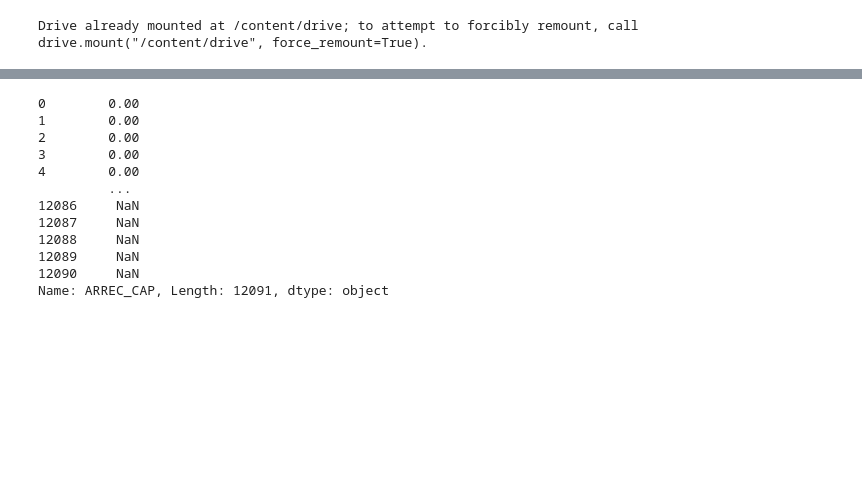
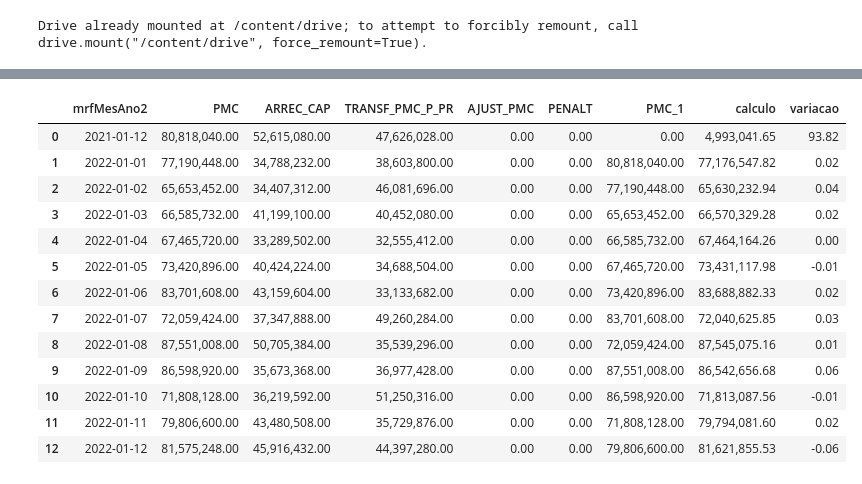
Before and after one commit to Ricardobigdata/PrimerRepor, a Jupyter notebook: Cópia_de_auditoria_cap.ipynb, the cells around one changed output, grey strips where cells are left out. Cells and saved outputs as stored; diff of their text form; code cells hidden in the pictures; blank space fills up the shorter version.

```diff
--- a/Cópia_de_auditoria_cap.ipynb
+++ b/Cópia_de_auditoria_cap.ipynb
@@ -31,6 +69,6 @@ provisao["mrfMesAno2"] = pd.to_datetime(provisao['mrfMesAno'])
 # %%
-resumo_mov = movimentos.groupby(['plnCodigo','mrfMesAno2','cmpID'])['movimento'].sum().apply(lambda x:"{:,.2f}".format(x))
-resumo_prov = provisao.groupby(['plnCodigo','mrfMesAno2','cmpID'])['provisao'].sum().apply(lambda x:"{:,.2f}".format(x))
+resumo_mov = movimentos.groupby(['plnCodigo','mrfMesAno2','cmpID'])['movimento'].sum()
+resumo_prov = provisao.groupby(['plnCodigo','mrfMesAno2','cmpID'])['provisao'].sum()
 resumo_mov = pd.DataFrame(resumo_mov).reset_index()
 resumo_prov = pd.DataFrame(resumo_prov).reset_index()
 # %%
@@ -108,12 +148,20 @@ AJUST_PSP_OUTROS = AJUST_PSP_OUTROS.rename(columns={'movimento': 'AJUST_PSP_OUTR
 # %%
-# Construção da validação da PMC
+
 
 ARREC = PMC.merge(ARREC_CAP[['ARREC_CAP','plnCodigo','mrfMesAno2']], how='left', on=["plnCodigo","mrfMesAno2"])
 TRANS = ARREC.merge(TRANSF_PMC_P_PR[['TRANSF_PMC_P_PR','plnCodigo','mrfMesAno2']], how='left', on=["plnCodigo","mrfMesAno2"])
 ajust = TRANS.merge(AJUST_PMC[['AJUST_PMC','plnCodigo','mrfMesAno2']], how='left', on=["plnCodigo","mrfMesAno2"])
 MOV_PMC = ajust.merge(PENALT[['PENALT','plnCodigo','mrfMesAno2']], how='left', on=["plnCodigo","mrfMesAno2"])
+MOV_PMC = pd.DataFrame(MOV_PMC).reset_index()
+MOV_PMC.fillna(0, inplace = False)
 # %%
+MOV_PMC['plnCodigo1'] = MOV_PMC["plnCodigo"].shift(1)
+MOV_PMC.fillna(0)
+MOV_PMC['plnCodigo2'] = MOV_PMC['plnCodigo1'].astype('Int64')
+MOV_PMC.fillna(0).all()
 MOV_PMC['mrfMesAno_1'] = MOV_PMC["PMC"].shift(1)
-MOV_PMC.loc[MOV_PMC['mrfMesAno2'] == '2021-01-12', 'PMC_1'] = 0
+
 MOV_PMC.loc[MOV_PMC['mrfMesAno2'] != '2021-01-12', 'PMC_1'] = MOV_PMC['mrfMesAno_1']
+MOV_PMC.loc[MOV_PMC['plnCodigo2'] != MOV_PMC['plnCodigo'], 'PMC_1'] = 0
+MOV_PMC.loc[MOV_PMC['mrfMesAno2'] == '2021-01-12' , 'PMC_1'] = 0
 # %%
@@ -133,6 +181,7 @@ MOV_PMC['AJUST_PMC'] = pd.to_numeric(MOV_PMC['AJUST_PMC'], downcast='float', err
 MOV_PMC['PENALT'] = pd.to_numeric(MOV_PMC['PENALT'], downcast='float', errors='coerce')
 MOV_PMC['PMC_1'] = pd.to_numeric(MOV_PMC['PMC_1'], downcast='float', errors='coerce')
 MOV_PMC['PMC'] = pd.to_numeric(MOV_PMC['PMC'], downcast='float', errors='coerce')
+pd.to_datetime(MOV_PMC['mrfMesAno'])
 
 
 
@@ -143,4 +192,22 @@ MOV_PMC['calculo']  = (MOV_PMC['PMC_1']*fator1) + ((MOV_PMC['ARREC_CAP'] - MOV_P
 
 MOV_PMC['controle'] = (MOV_PMC.PMC+MOV_PMC.ARREC_CAP+MOV_PMC.TRANSF_PMC_P_PR+MOV_PMC.AJUST_PMC+MOV_PMC.PENALT+MOV_PMC.PMC_1)
 
-MOV_PMC.query('mrfMesAno2 !=  "2021-01-12" & controle > 0 ')
+MOV_PMC['variacao'] = ((MOV_PMC.PMC-MOV_PMC.calculo)/MOV_PMC.PMC)*100
+
+MOV_PMC_final = MOV_PMC[['plnCodigo','mrfMesAno','mrfMesAno2','PMC','ARREC_CAP','TRANSF_PMC_P_PR','AJUST_PMC','PENALT','PMC_1','calculo','variacao','controle']]
+
+final = MOV_PMC_final[['mrfMesAno2','PMC','ARREC_CAP','TRANSF_PMC_P_PR','AJUST_PMC','PENALT','PMC_1','calculo']]
+final.fillna(0)
+final2 = final.groupby(by=["mrfMesAno2"]).sum().reset_index()
+final2['calculo']  = (final2['PMC_1']*fator1) + ((final2['ARREC_CAP'] - final2['TRANSF_PMC_P_PR']  - final2['AJUST_PMC'] - final2['PENALT'])*fator2)
+final2['variacao'] = ((final2['PMC']-final2['calculo'])/final2['PMC'])*100
+def formatar(valor):
+    return "{:,.2f}".format(valor)
+final2['calculo'] = final2['calculo'].apply(formatar)
+final2['PMC_1'] = final2['PMC_1'].apply(formatar)
+final2['ARREC_CAP'] = final2['ARREC_CAP'].apply(formatar)
+final2['TRANSF_PMC_P_PR'] = final2['TRANSF_PMC_P_PR'].apply(formatar)
+final2['AJUST_PMC'] = final2['AJUST_PMC'].apply(formatar)
+final2['PENALT'] = final2['PENALT'].apply(formatar)
+final2['PMC'] = final2['PMC'].apply(formatar)
+final2['variacao'] = final2['variacao'].apply(formatar)
@@ -204,16 +214,17 @@ MOV_PMC
-# %%
-
-pd.to_numeric(MOV_PMC['ARREC_CAP'], errors='ignore')
-# %% [output]
-0        0.00
-1        0.00
-2        0.00
-3        0.00
-4        0.00
-         ...
-12086     NaN
-12087     NaN
-12088     NaN
-12089     NaN
-12090     NaN
-Name: ARREC_CAP, Length: 12091, dtype: object
+# %%
+final2.head(15)
+# %% [output]
+|  | mrfMesAno2 | PMC | ARREC_CAP | TRANSF_PMC_P_PR | AJUST_PMC | PENALT | PMC_1 | calculo | variacao |
+| 0 | 2021-01-12 | 80,818,040.00 | 52,615,080.00 | 47,626,028.00 | 0.00 | 0.00 | 0.00 | 4,993,041.65 | 93.82 |
+| 1 | 2022-01-01 | 77,190,448.00 | 34,788,232.00 | 38,603,800.00 | 0.00 | 0.00 | 80,818,040.00 | 77,176,547.82 | 0.02 |
+| 2 | 2022-01-02 | 65,653,452.00 | 34,407,312.00 | 46,081,696.00 | 0.00 | 0.00 | 77,190,448.00 | 65,630,232.94 | 0.04 |
+| 3 | 2022-01-03 | 66,585,732.00 | 41,199,100.00 | 40,452,080.00 | 0.00 | 0.00 | 65,653,452.00 | 66,570,329.28 | 0.02 |
+| 4 | 2022-01-04 | 67,465,720.00 | 33,289,502.00 | 32,555,412.00 | 0.00 | 0.00 | 66,585,732.00 | 67,464,164.26 | 0.00 |
+| 5 | 2022-01-05 | 73,420,896.00 | 40,424,224.00 | 34,688,504.00 | 0.00 | 0.00 | 67,465,720.00 | 73,431,117.98 | -0.01 |
+| 6 | 2022-01-06 | 83,701,608.00 | 43,159,604.00 | 33,133,682.00 | 0.00 | 0.00 | 73,420,896.00 | 83,688,882.33 | 0.02 |
+| 7 | 2022-01-07 | 72,059,424.00 | 37,347,888.00 | 49,260,284.00 | 0.00 | 0.00 | 83,701,608.00 | 72,040,625.85 | 0.03 |
+| 8 | 2022-01-08 | 87,551,008.00 | 50,705,384.00 | 35,539,296.00 | 0.00 | 0.00 | 72,059,424.00 | 87,545,075.16 | 0.01 |
+| 9 | 2022-01-09 | 86,598,920.00 | 35,673,368.00 | 36,977,428.00 | 0.00 | 0.00 | 87,551,008.00 | 86,542,656.68 | 0.06 |
+| 10 | 2022-01-10 | 71,808,128.00 | 36,219,592.00 | 51,250,316.00 | 0.00 | 0.00 | 86,598,920.00 | 71,813,087.56 | -0.01 |
+| 11 | 2022-01-11 | 79,806,600.00 | 43,480,508.00 | 35,729,876.00 | 0.00 | 0.00 | 71,808,128.00 | 79,794,081.60 | 0.02 |
+| 12 | 2022-01-12 | 81,575,248.00 | 45,916,432.00 | 44,397,280.00 | 0.00 | 0.00 | 79,806,600.00 | 81,621,855.53 | -0.06 |
```
Also changed, not shown: parts of 23 cells of this notebook.
